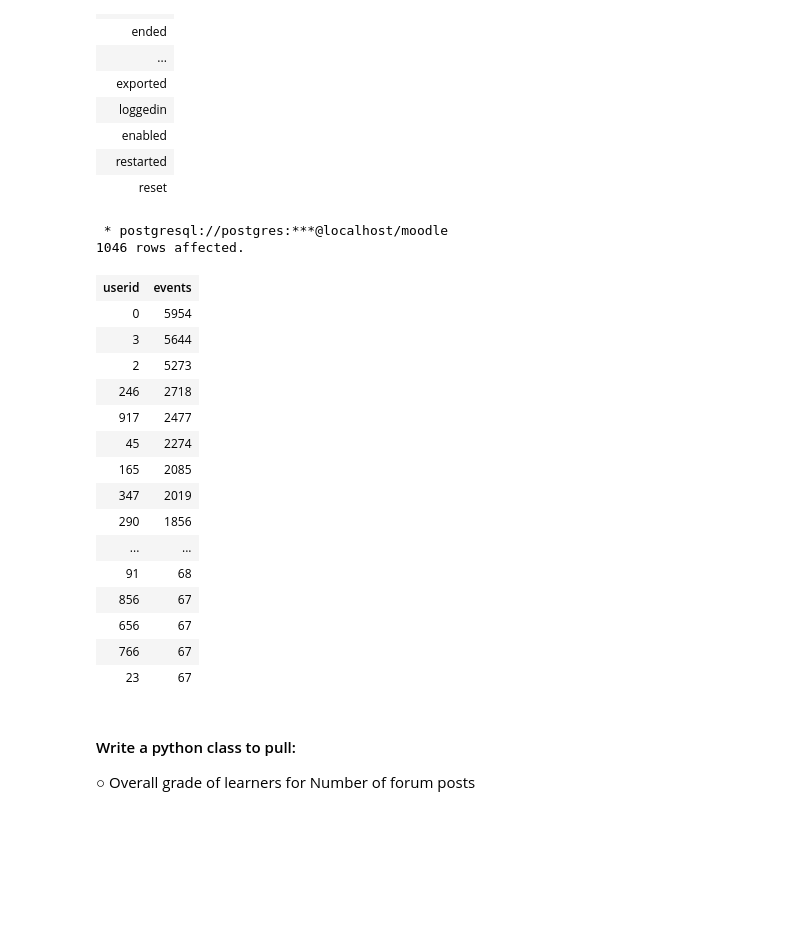
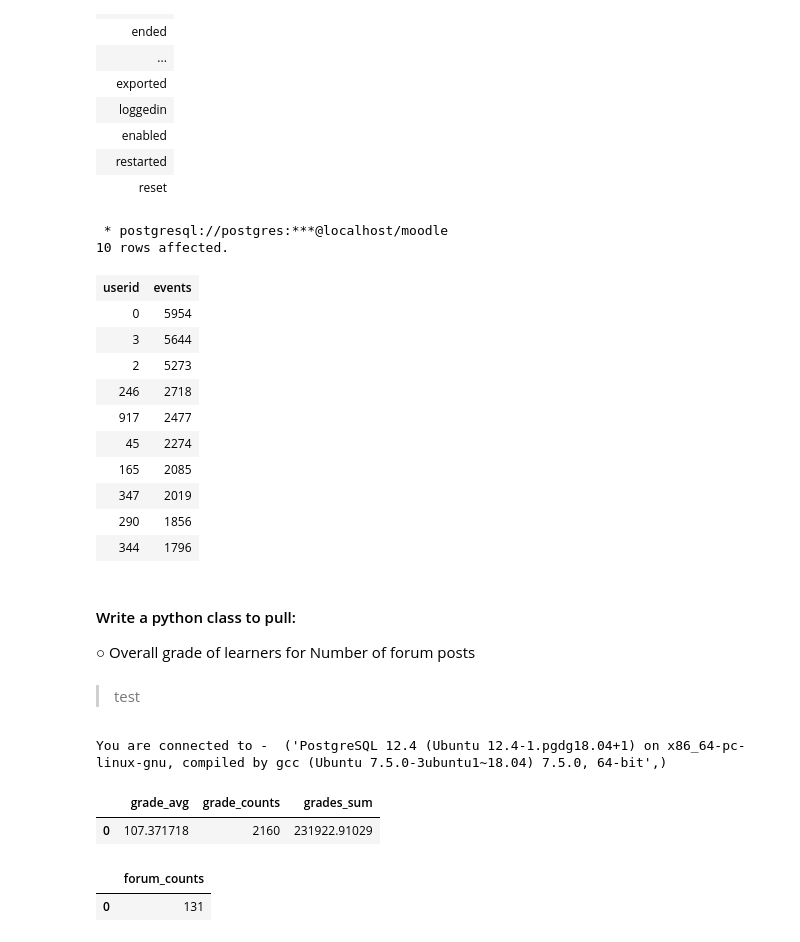
Before and after one commit to Patrick5455/Moodle_LMS_Log_Data_Mining_and_Analytics, a Jupyter notebook: analysis/etl.ipynb, the cells around one changed output. Saved outputs shown, nothing was run; the diff lists cells and outputs as text; code cells hidden in the pictures; blank space fills up the shorter version.

```diff
--- a/analysis/etl.ipynb
+++ b/analysis/etl.ipynb
@@ -441,30 +441,25 @@ GROUP BY months ORDER  BY  time_usage DESC;
 # %%
 %%sql
 SELECT userid, COUNT(action) AS events
 FROM mdl_logstore_standard_log
 WHERE action IN ('loggedin', 'viewed', 'started','submitted',
                   'uploaded', 'updated', 'searched', 'resumed',
                   'answered', 'attempted', 'abandoned')
-GROUP BY userid ORDER BY events DESC
+GROUP BY userid ORDER BY events DESC LIMIT 10;
 # %% [output]
  * postgresql://postgres:***@localhost/moodle
-1046 rows affected.
+10 rows affected.
 | userid | events |
 | 0 | 5954 |
 | 3 | 5644 |
 | 2 | 5273 |
 | 246 | 2718 |
 | 917 | 2477 |
 | 45 | 2274 |
 | 165 | 2085 |
 | 347 | 2019 |
 | 290 | 1856 |
-| ... | ... |
-| 91 | 68 |
-| 856 | 67 |
-| 656 | 67 |
-| 766 | 67 |
-| 23 | 67 |
+| 344 | 1796 |
 # %%
 connection.close()
 # %% [markdown]
@@ -473,0 +541,17 @@ connection.close()
+# %% [markdown]
+> test
+# %%
+forum_grades = ForumGrades(user='postgres', host='127.0.0.1',
+              db='moodle')
+# %% [output]
+You are connected to -  ('PostgreSQL 12.4 (Ubuntu 12.4-1.pgdg18.04+1) on x86_64-pc-linux-gnu, compiled by gcc (Ubuntu 7.5.0-3ubuntu1~18.04) 7.5.0, 64-bit',)
+# %%
+forum_grades.get_grades()
+# %% [output]
+|  | grade_avg | grade_counts | grades_sum |
+| 0 | 107.371718 | 2160 | 231922.91029 |
+# %%
+forum_grades.get_forum()
+# %% [output]
+|  | forum_counts |
+| 0 | 131 |
```
Also changed, not shown: parts of 1 cell of this notebook.
